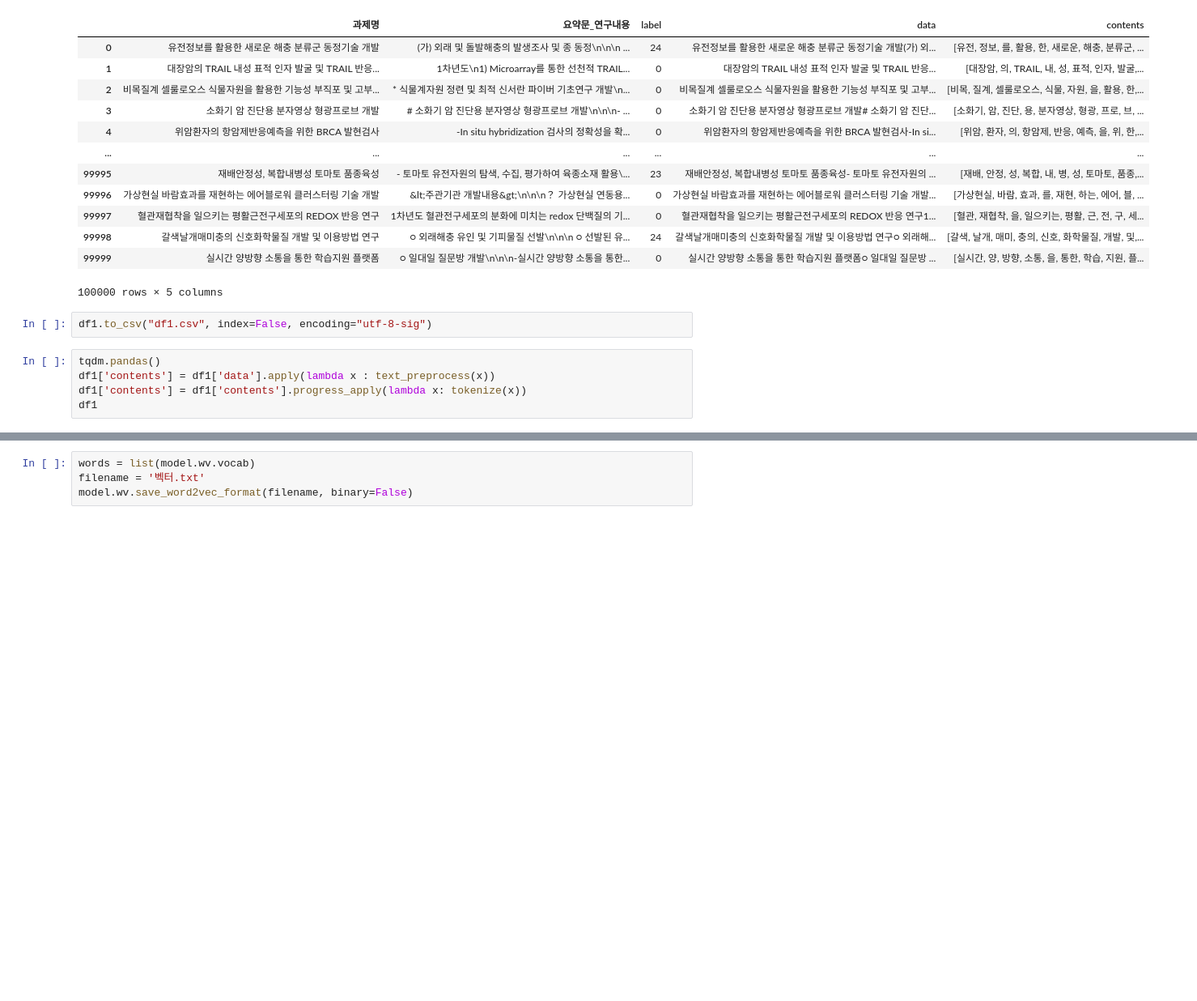
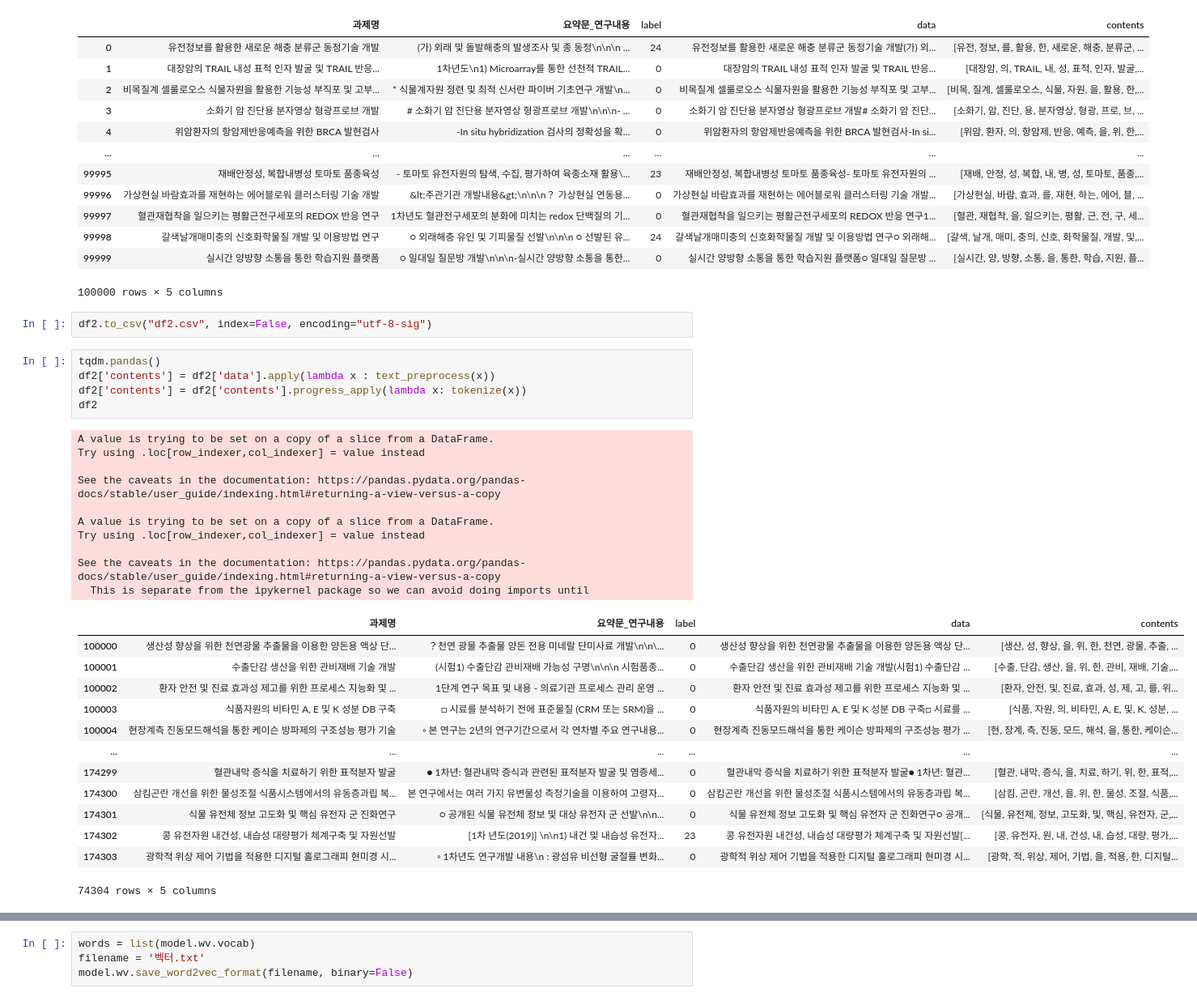
Before and after one commit to gyubok-lee/remind, a Jupyter notebook: NLP.ipynb, the cells around one changed output, grey strips where cells are left out. Shown: that part at 81% size. Saved outputs shown, nothing was run; the diff lists cells and outputs as text; blank space fills up the shorter version.

```diff
--- a/NLP.ipynb
+++ b/NLP.ipynb
@@ -105,9 +105,33 @@ See the caveats in the documentation: https://pandas.pydata.org/pandas-docs/stab
 | 99999 | 실시간 양방향 소통을 통한 학습지원 플랫폼 | ○ 일대일 질문방 개발\n\n\n-실시간 양방향 소통을 통한... | 0 | 실시간 양방향 소통을 통한 학습지원 플랫폼○ 일대일 질문방 ... | [실시간, 양, 방향, 소통, 을, 통한, 학습, 지원, 플... |
 100000 rows × 5 columns
 # %%
-df1.to_csv("df1.csv", index=False, encoding="utf-8-sig")
+df2.to_csv("df2.csv", index=False, encoding="utf-8-sig")
 # %%
 tqdm.pandas()
-df1['contents'] = df1['data'].apply(lambda x : text_preprocess(x))
-df1['contents'] = df1['contents'].progress_apply(lambda x: tokenize(x))
-df1
+df2['contents'] = df2['data'].apply(lambda x : text_preprocess(x))
+df2['contents'] = df2['contents'].progress_apply(lambda x: tokenize(x))
+df2
+# %% [output]
+A value is trying to be set on a copy of a slice from a DataFrame.
+Try using .loc[row_indexer,col_indexer] = value instead
+
+See the caveats in the documentation: https://pandas.pydata.org/pandas-docs/stable/user_guide/indexing.html#returning-a-view-versus-a-copy
+
+A value is trying to be set on a copy of a slice from a DataFrame.
+Try using .loc[row_indexer,col_indexer] = value instead
+
+See the caveats in the documentation: https://pandas.pydata.org/pandas-docs/stable/user_guide/indexing.html#returning-a-view-versus-a-copy
+  This is separate from the ipykernel package so we can avoid doing imports until
+|  | 과제명 | 요약문_연구내용 | label | data | contents |
+| 100000 | 생산성 향상을 위한 천연광물 추출물을 이용한 양돈용 액상 단... | ？천연 광물 추출물 양돈 전용 미네랄 단미사료 개발\n\n\... | 0 | 생산성 향상을 위한 천연광물 추출물을 이용한 양돈용 액상 단... | [생산, 성, 향상, 을, 위, 한, 천연, 광물, 추출, ... |
+| 100001 | 수출단감 생산을 위한 관비재배 기술 개발 | (시험1) 수출단감 관비재배 가능성 구명\n\n\n 시험품종... | 0 | 수출단감 생산을 위한 관비재배 기술 개발(시험1) 수출단감 ... | [수출, 단감, 생산, 을, 위, 한, 관비, 재배, 기술,... |
+| 100002 | 환자 안전 및 진료 효과성 제고를 위한 프로세스 지능화 및 ... | 1단계 연구 목표 및 내용 - 의료기관 프로세스 관리 운영 ... | 0 | 환자 안전 및 진료 효과성 제고를 위한 프로세스 지능화 및 ... | [환자, 안전, 및, 진료, 효과, 성, 제, 고, 를, 위... |
+| 100003 | 식품자원의 비타민 A, E 및 K 성분 DB 구축 | □ 시료를 분석하기 전에 표준물질 (CRM 또는 SRM)을 ... | 0 | 식품자원의 비타민 A, E 및 K 성분 DB 구축□ 시료를 ... | [식품, 자원, 의, 비타민, A, E, 및, K, 성분, ... |
+| 100004 | 현장계측 진동모드해석을 통한 케이슨 방파제의 구조성능 평가 기술 | ◦ 본 연구는 2년의 연구기간으로서 각 연차별 주요 연구내용... | 0 | 현장계측 진동모드해석을 통한 케이슨 방파제의 구조성능 평가 ... | [현, 장계, 측, 진동, 모드, 해석, 을, 통한, 케이슨... |
+| ... | ... | ... | ... | ... | ... |
+| 174299 | 혈관내막 증식을 치료하기 위한 표적분자 발굴 | ● 1차년: 혈관내막 증식과 관련된 표적분자 발굴 및 염증세... | 0 | 혈관내막 증식을 치료하기 위한 표적분자 발굴● 1차년: 혈관... | [혈관, 내막, 증식, 을, 치료, 하기, 위, 한, 표적,... |
+| 174300 | 삼킴곤란 개선을 위한 물성조절 식품시스템에서의 유동층과립 복... | 본 연구에서는 여러 가지 유변물성 측정기술을 이용하여 고령자... | 0 | 삼킴곤란 개선을 위한 물성조절 식품시스템에서의 유동층과립 복... | [삼킴, 곤란, 개선, 을, 위, 한, 물성, 조절, 식품,... |
+| 174301 | 식물 유전체 정보 고도화 및 핵심 유전자 군 진화연구 | ○ 공개된 식물 유전체 정보 및 대상 유전자 군 선발\n\n... | 0 | 식물 유전체 정보 고도화 및 핵심 유전자 군 진화연구○ 공개... | [식물, 유전체, 정보, 고도화, 및, 핵심, 유전자, 군,... |
+| 174302 | 콩 유전자원 내건성, 내습성 대량평가 체계구축 및 자원선발 | [1차 년도(2019)] \n\n1) 내건 및 내습성 유전자... | 23 | 콩 유전자원 내건성, 내습성 대량평가 체계구축 및 자원선발[... | [콩, 유전자, 원, 내, 건성, 내, 습성, 대량, 평가,... |
+| 174303 | 광학적 위상 제어 기법을 적용한 디지털 홀로그래피 현미경 시... | ◦ 1차년도 연구개발 내용\n : 광섬유 비선형 굴절률 변화... | 0 | 광학적 위상 제어 기법을 적용한 디지털 홀로그래피 현미경 시... | [광학, 적, 위상, 제어, 기법, 을, 적용, 한, 디지털... |
+74304 rows × 5 columns
```
Also changed, not shown: parts of 33 cells of this notebook.
